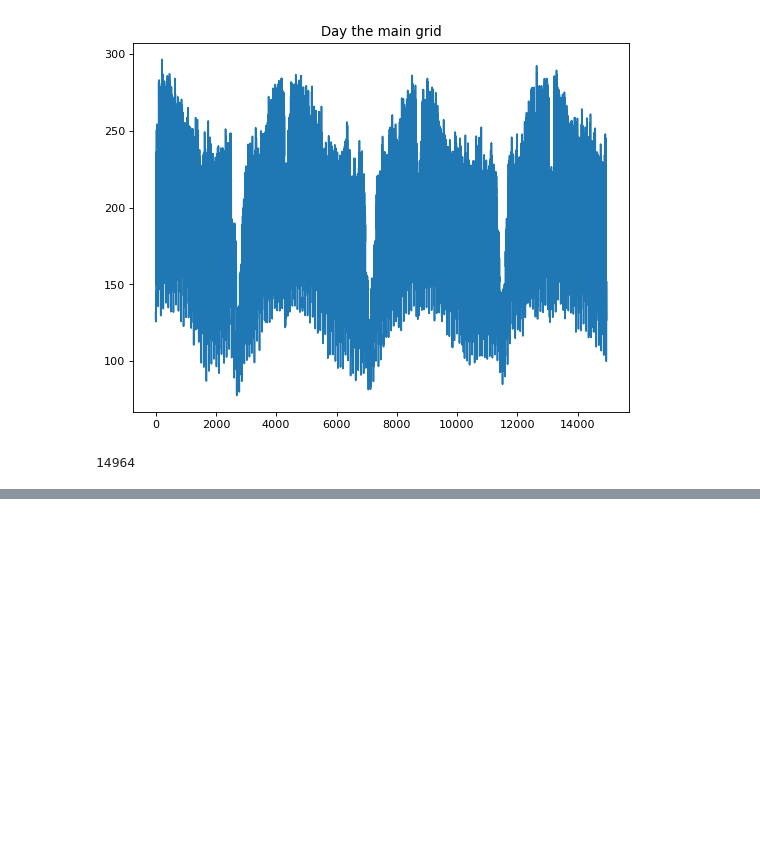
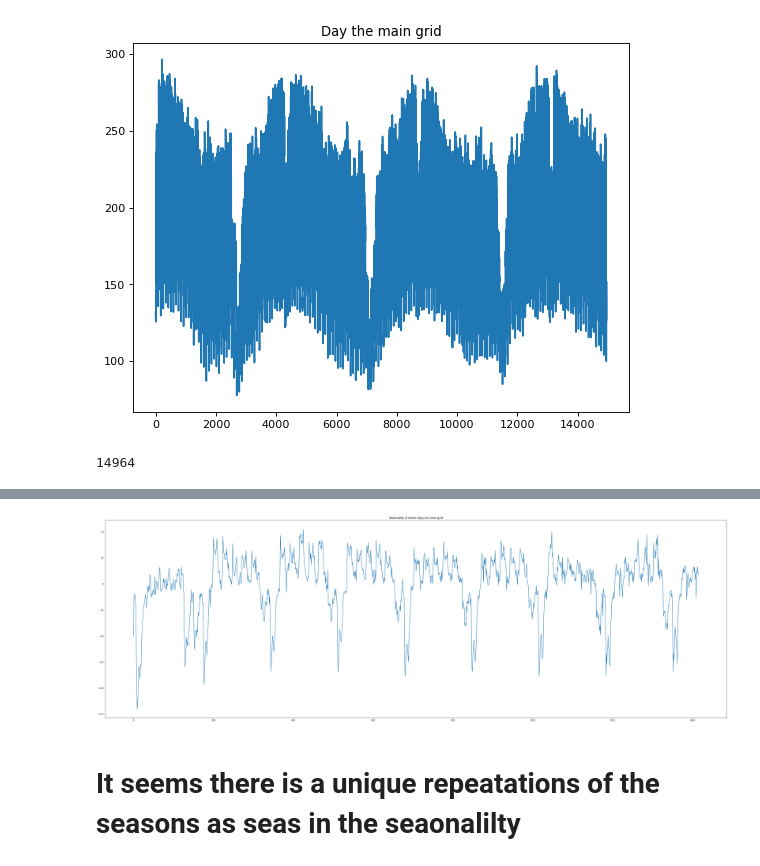
Before and after one commit to as-cal8/KDDM2-2022, a Jupyter notebook: Notebook_timeseries.ipynb, the cells around one changed output, grey strips where cells are left out. Drawn from its saved outputs; the diff is of its cells as text; code cells hidden in the pictures; blank space fills up the shorter version.

```diff
--- a/Notebook_timeseries.ipynb
+++ b/Notebook_timeseries.ipynb
@@ -286,0 +358,14 @@ plt.show()
+# %%
+period = 24 # grouping by day
+season_mean_winter = df_winter.groupby(df_winter['mainGrid'].index % period).transform('mean')
+df_winter-= season_mean_winter
+figure(figsize=(50, 16), dpi=80)
+
+plt.plot(df_winter['mainGrid'])  # Mean is constant from the graph
+
+plt.title("Seaonalilty in winter days the main grid")
+plt.show()
+# %% [output]
+[figure, added]
+# %% [markdown]
+# It seems there is a unique repeatations of the seasons as seas in the seaonalilty
```
Also changed, not shown: parts of 25 cells of this notebook.
